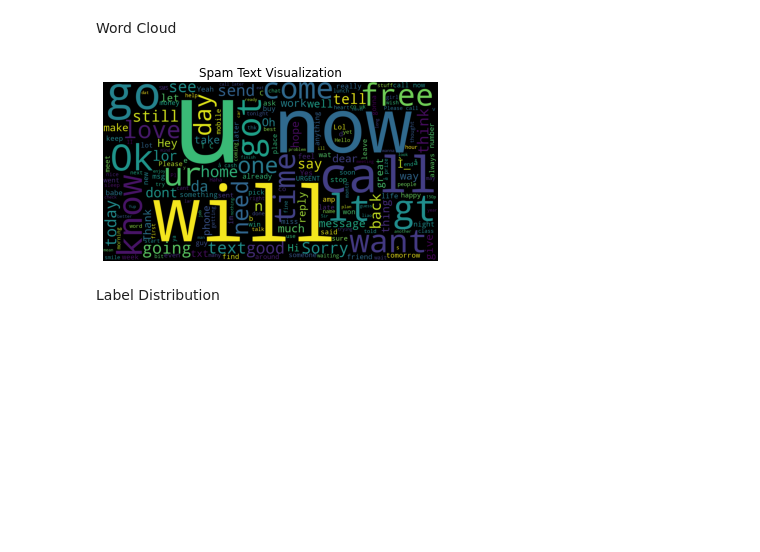
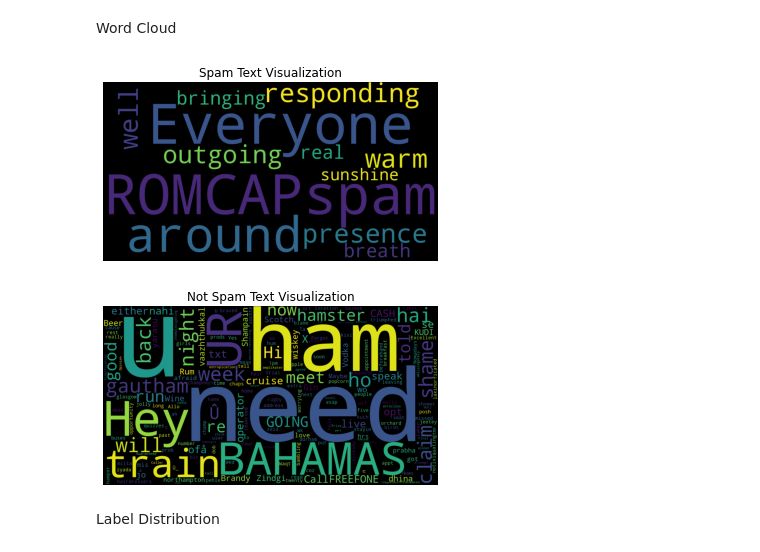
Before and after one commit to MaxZx3000/Spam-Detection, a Jupyter notebook: spam_detection.ipynb, the cells around one changed output. Cells and saved outputs as stored; diff of their text form; code cells hidden in the pictures; blank space fills up the shorter version.

Commit message:
Divide per spam labels for Wordcloud.

```diff
--- a/spam_detection.ipynb
+++ b/spam_detection.ipynb
@@ -53,7 +54,9 @@ def visualize_word_cloud(documents, title, width, height):
-# %%
-visualize_word_cloud(spam_df[v2_field], "Spam Text Visualization", 1500, 800)
-# %% [output]
-[figure, removed]
+# %%
+visualize_word_cloud(spam_df[v2_field].loc[spam_df[v2_field].str.contains("spam")], "Spam Text Visualization", 1500, 800)
+visualize_word_cloud(spam_df[v2_field].loc[spam_df[v2_field].str.contains("ham")], "Not Spam Text Visualization", 1500, 800)
+# %% [output]
+[figure, added]
+[figure, added]
 # %% [markdown]
 Label Distribution
 # %%
```
Also changed, not shown: parts of 1 cell of this notebook.
